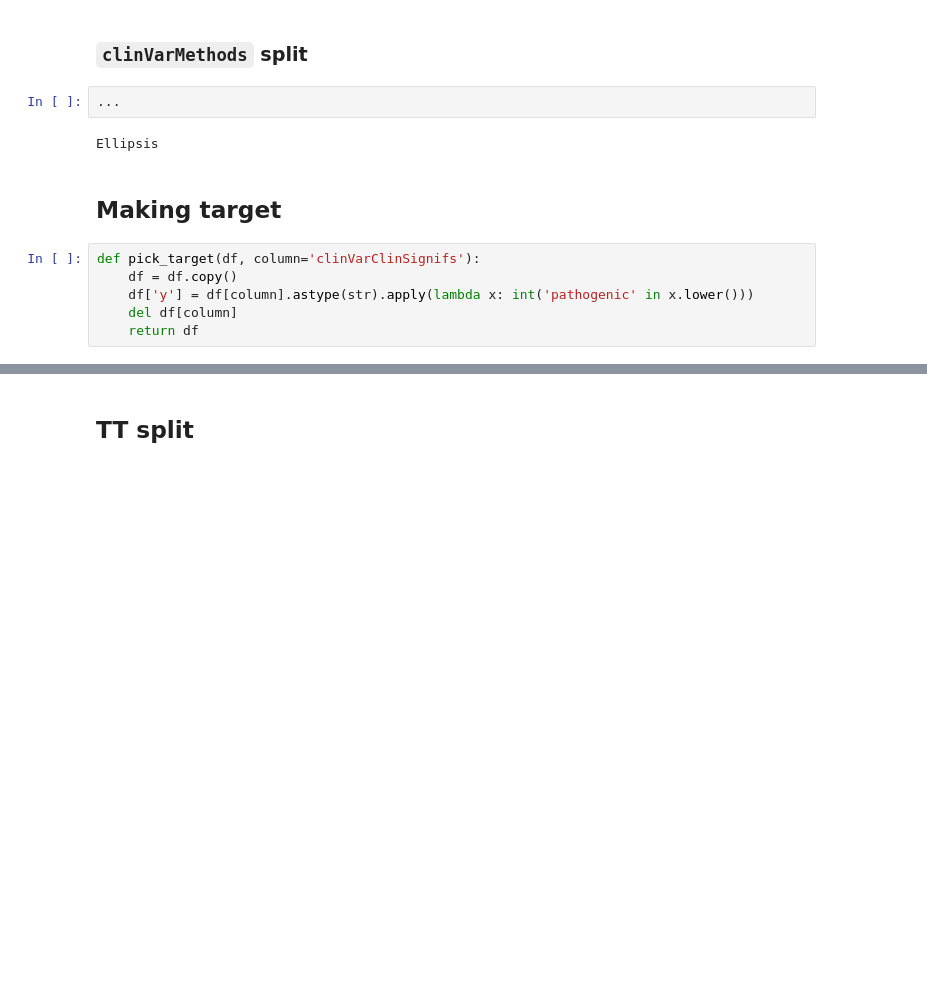
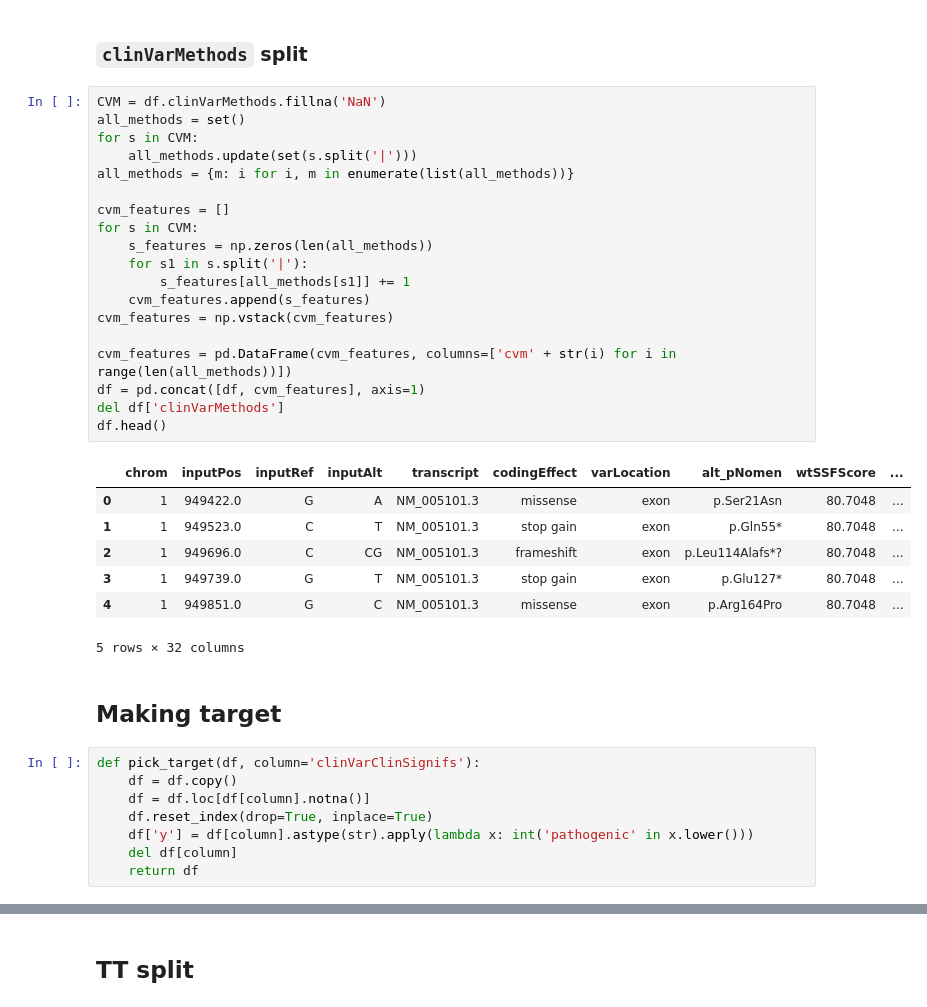
Before and after one commit to rebryk/biohack-2018, a Jupyter notebook: catboost.ipynb, the cells around one changed output, grey strips where cells are left out. Drawn from its saved outputs; the diff is of its cells as text; blank space fills up the shorter version.

```diff
--- a/catboost.ipynb
+++ b/catboost.ipynb
@@ -129,15 +129,40 @@ df.head()
 df.inputPos = df.inputPos.astype(float)
 # %% [markdown]
 ### `clinVarMethods` split
-# %%
-...
-# %% [output]
-Ellipsis
+# %%
+CVM = df.clinVarMethods.fillna('NaN')
+all_methods = set()
+for s in CVM:
+    all_methods.update(set(s.split('|')))
+all_methods = {m: i for i, m in enumerate(list(all_methods))}
+
+cvm_features = []
+for s in CVM:
+    s_features = np.zeros(len(all_methods))
+    for s1 in s.split('|'):
+        s_features[all_methods[s1]] += 1
+    cvm_features.append(s_features)
+cvm_features = np.vstack(cvm_features)
+
+cvm_features = pd.DataFrame(cvm_features, columns=['cvm' + str(i) for i in range(len(all_methods))])
+df = pd.concat([df, cvm_features], axis=1)
+del df['clinVarMethods']
+df.head()
+# %% [output]
+|  | chrom | inputPos | inputRef | inputAlt | transcript | codingEffect | varLocation | alt_pNomen | wtSSFScore | ... |
+| 0 | 1 | 949422.0 | G | A | NM_005101.3 | missense | exon | p.Ser21Asn | 80.7048 | ... |
+| 1 | 1 | 949523.0 | C | T | NM_005101.3 | stop gain | exon | p.Gln55* | 80.7048 | ... |
+| 2 | 1 | 949696.0 | C | CG | NM_005101.3 | frameshift | exon | p.Leu114Alafs*? | 80.7048 | ... |
+| 3 | 1 | 949739.0 | G | T | NM_005101.3 | stop gain | exon | p.Glu127* | 80.7048 | ... |
+| 4 | 1 | 949851.0 | G | C | NM_005101.3 | missense | exon | p.Arg164Pro | 80.7048 | ... |
+5 rows × 32 columns
 # %% [markdown]
 ## Making target
 # %%
 def pick_target(df, column='clinVarClinSignifs'):
     df = df.copy()
+    df = df.loc[df[column].notna()]
+    df.reset_index(drop=True, inplace=True)
     df['y'] = df[column].astype(str).apply(lambda x: int('pathogenic' in x.lower()))
     del df[column]
     return df
```
Also changed, not shown: parts of 7 cells of this notebook.
